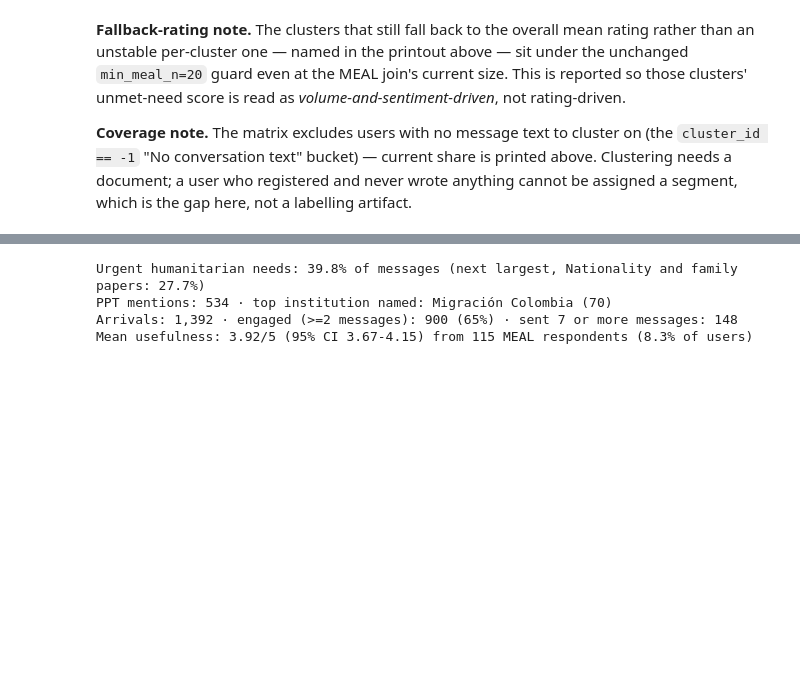
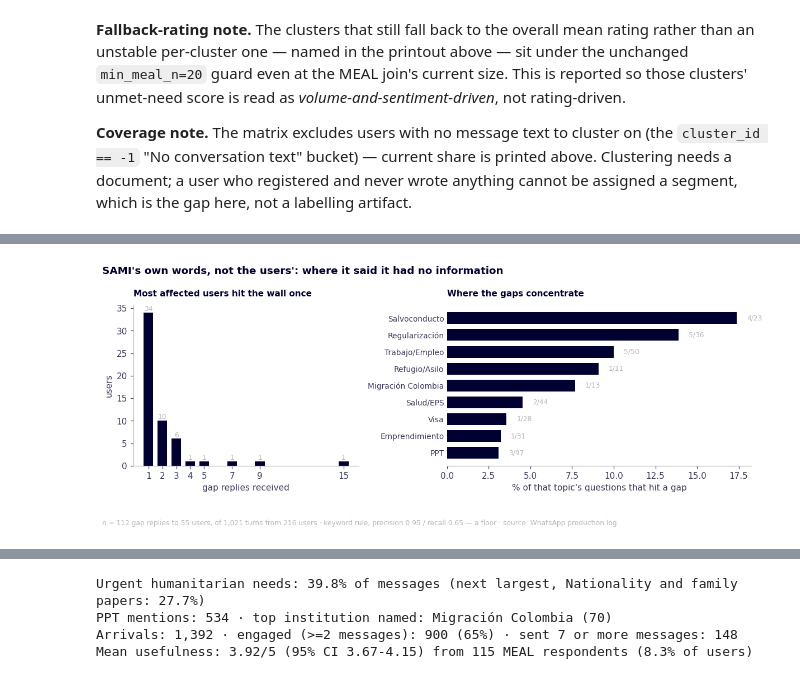
Before and after one commit to DiversaStudio/chatbot_methodology_mmc, a Jupyter notebook: notebooks/02_demand_behaviour_experience.ipynb, the cells around one changed output, grey strips where cells are left out. Saved outputs shown, nothing was run; the diff lists cells and outputs as text; code cells hidden in the pictures; blank space fills up the shorter version.

```diff
--- a/notebooks/02_demand_behaviour_experience.ipynb
+++ b/notebooks/02_demand_behaviour_experience.ipynb
@@ -572,0 +639,82 @@ of them a tone signal that failed its validation bar in Notebook 3.
+# %%
+# --- Figure 8 + topic table: what SAMI is asked and cannot answer ---
+# Needs the raw log, which is out-of-band (datasets/bot_log/, gitignored). The
+# gold layer carries no message text on purpose, so this enrichment is skipped
+# rather than faked when the file is not present.
+from sami import bot_replies, datasets, config
+
+_log = datasets.resolve("bot_log")
+if _log is None:
+    print("Raw bot log not available — skipping the topic breakdown. "
+          "The headline numbers above come from exports/ and stand on their own.")
+else:
+    turns = bot_replies.load_bot_log(_log, config.get_salt())
+    gap_turns = turns[turns["gap_flag"]]
+
+    # 1) How the gaps distribute across people. A rate hides whether 55 users hit
+    #    one wall each or a few hit it repeatedly; that difference changes what
+    #    you would do about it.
+    per_user = gap_turns.groupby("user_id").size()
+    spread = per_user.value_counts().sort_index()
+
+    fig, (ax1, ax2) = plt.subplots(1, 2, figsize=(11, 3.9),
+                                   gridspec_kw={"width_ratios": [1, 1.35]})
+    ax1.bar(spread.index, spread.values, color=theme.INK, width=0.7)
+    for xi, v in spread.items():
+        ax1.text(xi, v + 0.4, str(v), ha="center", fontsize=8, color=theme.MUTED)
+    ax1.set_xlabel("gap replies received"); ax1.set_ylabel("users")
+    ax1.set_xticks(list(spread.index))
+    ax1.set_title("Most affected users hit the wall once", fontsize=10, loc="left")
+    for s in ("top", "right"):
+        ax1.spines[s].set_visible(False)
+
+    # 2) What the unanswered questions were about, using the SAME entity
+    #    dictionary as §1 so the two charts are comparable. Rates, not counts:
+    #    the gap subset is far smaller than the whole log, so raw counts would
+    #    only restate that.
+    gap_kind = taxonomy.entity_counts_by_kind(gap_turns["user_message"])
+    all_kind = taxonomy.entity_counts_by_kind(turns["user_message"])
+    rows = []
+    for kind in ("institution", "procedure"):
+        for ent, n in gap_kind[kind].head(20).items():
+            total = int(all_kind[kind].get(ent, 0))
+            if total >= 5:  # a rate over fewer than 5 mentions is noise
+                rows.append({"kind": kind, "entity": ent, "gap": int(n), "total": total,
+                             "pct": 100 * n / total})
+    topics = (pd.DataFrame(rows).sort_values("pct", ascending=False).head(10)
+              if rows else pd.DataFrame(columns=["kind", "entity", "gap", "total", "pct"]))
+
+    if len(topics):
+        yv = np.arange(len(topics))[::-1]
+        ax2.barh(yv, topics["pct"], color=theme.INK, height=0.7)
+        ax2.set_yticks(yv)
+        ax2.set_yticklabels([f"{r.entity}" for r in topics.itertuples()], fontsize=9)
+        for yi, r in zip(yv, topics.itertuples()):
+            ax2.text(r.pct + 0.6, yi, f"{r.gap}/{r.total}", va="center", fontsize=8,
+                     color=theme.MUTED)
+        ax2.set_xlabel("% of that topic's questions that hit a gap")
+        ax2.set_title("Where the gaps concentrate", fontsize=10, loc="left")
+        for s in ("top", "right", "left"):
+            ax2.spines[s].set_visible(False)
+        ax2.tick_params(axis="y", length=0)
+    else:
+        ax2.axis("off")
+        ax2.text(0.5, 0.5, "No topic reaches the 5-mention floor", ha="center",
+                 va="center", fontsize=9, color=theme.MUTED)
+
+    fig.suptitle("SAMI's own words, not the users': where it said it had no information",
+                 x=0.01, ha="left", fontsize=12, weight="semibold")
+    fig.text(0.01, -0.10,
+             f"n = {len(gap_turns)} gap replies to {per_user.size} users, of {len(turns):,} turns "
+             f"from {turns['user_id'].nunique()} users · keyword rule, precision 0.95 / recall 0.65 "
+             "— a floor · source: WhatsApp production log",
+             fontsize=8, color=theme.MUTED)
+    plt.tight_layout(); plt.show()
+
+    print(f"{per_user.size} users hit at least one gap; "
+          f"{int((per_user > 1).sum())} hit more than one "
+          f"(max {int(per_user.max())}).")
+    print(f"{int(turns['user_id'].isin(DIM_USER['user_id']).groupby(turns['user_id']).first().sum())}"
+          f" of {turns['user_id'].nunique()} log users also have a survey record.")
+# %% [output]
+[figure, added]
```
Also changed, not shown: parts of 5 cells of this notebook, 2 other files.
